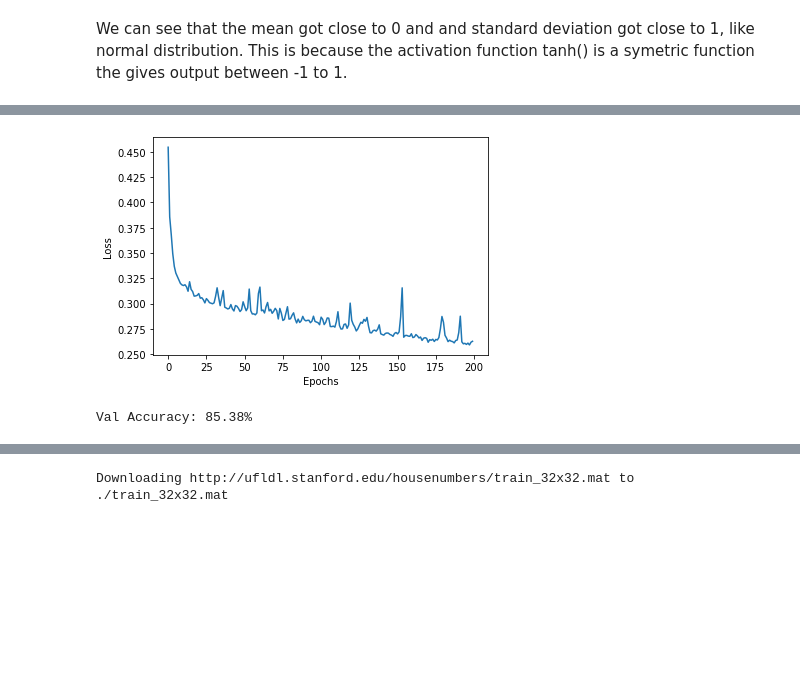
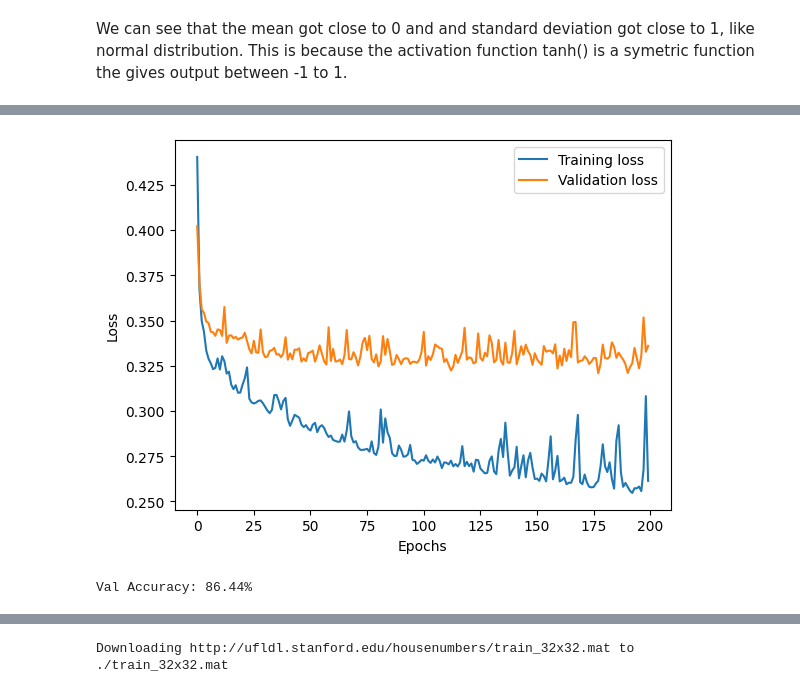
Before and after one commit to Yair192/Technion-EE-Deep-Learning---046211, a Jupyter notebook: ece046211_hw2_203619341_036273423.ipynb, the cells around one changed output, grey strips where cells are left out. Drawn from its saved outputs; the diff is of its cells as text; code cells hidden in the pictures; blank space fills up the shorter version.

```diff
--- a/ece046211_hw2_203619341_036273423.ipynb
+++ b/ece046211_hw2_203619341_036273423.ipynb
@@ -423,8 +784,8 @@ X_val = scaler.transform(X_val)
 
 le = preprocessing.LabelEncoder()
 Y_train = le.fit_transform(Y_train)
-Y_test = le.fit_transform(Y_test)
-Y_val = le.fit_transform(Y_val)
+Y_test = le.transform(Y_test)
+Y_val = le.transform(Y_val)
 # %%
 ## 4 ##
 
@@ -486,7 +862,7 @@ device = torch.device("cuda:0" if torch.cuda.is_available() else "cpu")
 # loss criterion
 criterion = nn.BCEWithLogitsLoss()
 # model
-model = MLP(input_size, hidden_size, output_dim)
+model = MLP(input_size, hidden_size, output_dim).to(device)
 # optimizer
 optimizer = torch.optim.Adam(model.parameters(), lr=learning_rate)
 # %%
@@ -504,8 +880,10 @@ val_loader = DataLoader(val_dataset, batch_size=batch_size, shuffle=True)
 test_loader = DataLoader(test_dataset, batch_size=batch_size, shuffle=True)
 # %%
 # training loop for the model
-loss_total = []
+train_losses = []
+val_losses = []
 for epoch in range(num_epochs):
+    model.train()
     epoch_losses = []
     for features, targets in train_loader:
         # send data to device
@@ -520,7 +898,21 @@ for epoch in range(num_epochs):
         loss.backward()  # autograd backward to calculate gradients
         optimizer.step()  # apply update to the weights
         epoch_losses.append(loss.item())
-    loss_total.append(np.mean(epoch_losses))
+    train_losses.append(np.mean(epoch_losses))
+
+    # Calculate validation loss
+    model.eval() # put in evaluation mode
+    val_loss = 0.0
+    with torch.no_grad():
+      for features, targets in val_loader:
+        features = features.to(device)
+        targets = targets.to(device)
+        output = model(features)
+        val_loss += criterion(output.view(-1), targets)
+    val_loss /= len(val_loader)
+    val_losses.append(val_loss)
+
+
     if epoch % 50 == 0:
-        print(f'epoch: {epoch} loss total: {loss_total[-1]}')
+        print(f'epoch: {epoch} train loss: {train_losses[-1]} validation loss: {val_losses[-1]}')
 # %% [output]
@@ -531,11 +923,17 @@ epoch: 150 loss total: 0.2700906160331908
 # %%
 # plot the loss curves
-plt.plot(loss_total, label='Training loss')
+
+
+val_losses_cpu = [loss.cpu() for loss in val_losses]
+
+plt.plot(train_losses, label='Training loss')
+plt.plot(val_losses_cpu, label='Validation loss')
 plt.xlabel('Epochs')
 plt.ylabel('Loss')
+plt.legend()
 plt.show()
 # %% [output]
-[figure, old version]
+[figure, new version]
 # %%
 # evaluate on validation set
 with torch.no_grad():
@@ -552,7 +950,7 @@ with torch.no_grad():
     val_acc = 100 * correct / total
     print('Val Accuracy: {:.2f}%'.format(val_acc))
 # %% [output]
-Val Accuracy: 85.38%
+Val Accuracy: 86.44%
 # %%
 # training loop for the model - train + val
 loss_total_trainval = []
```
Also changed, not shown: parts of 38 cells of this notebook.
